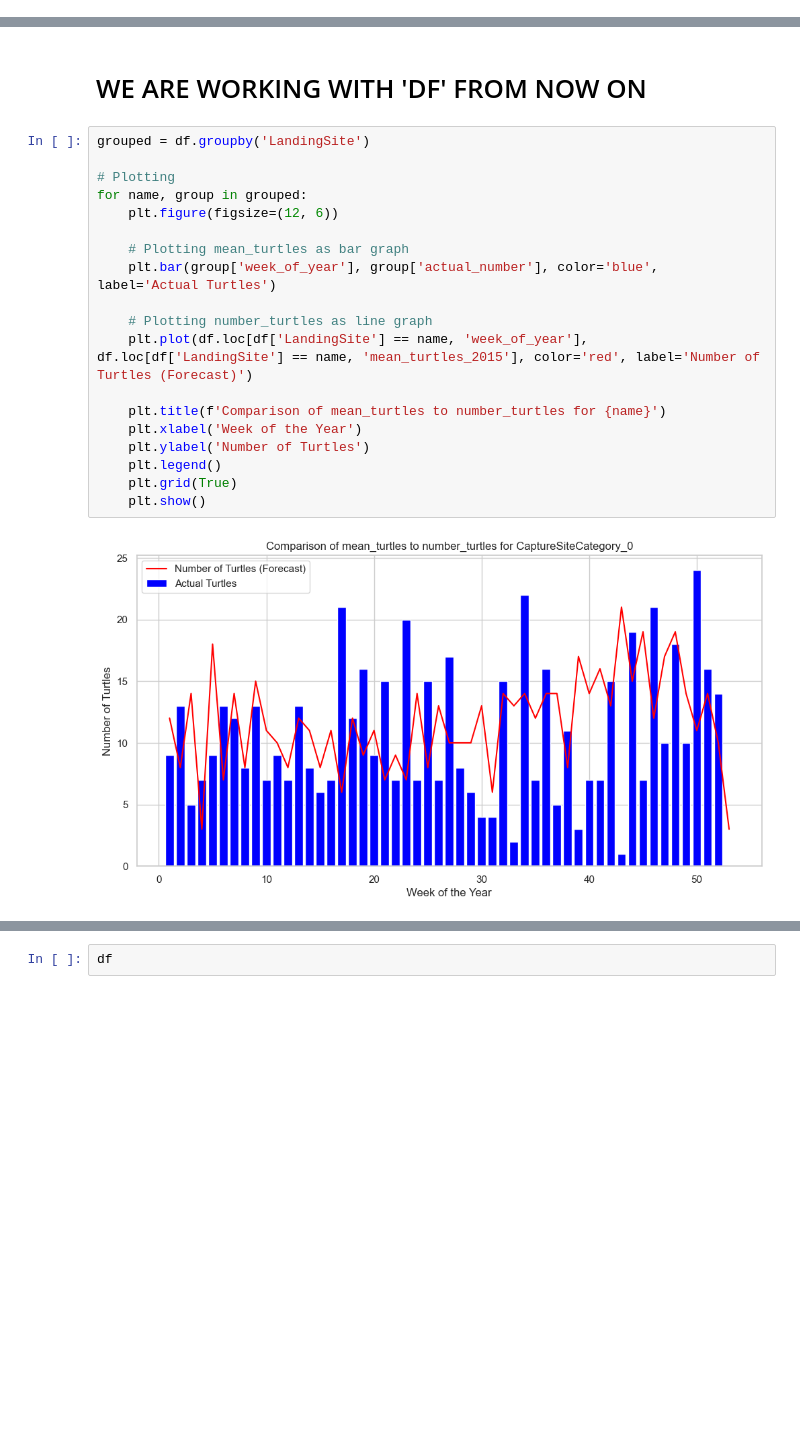
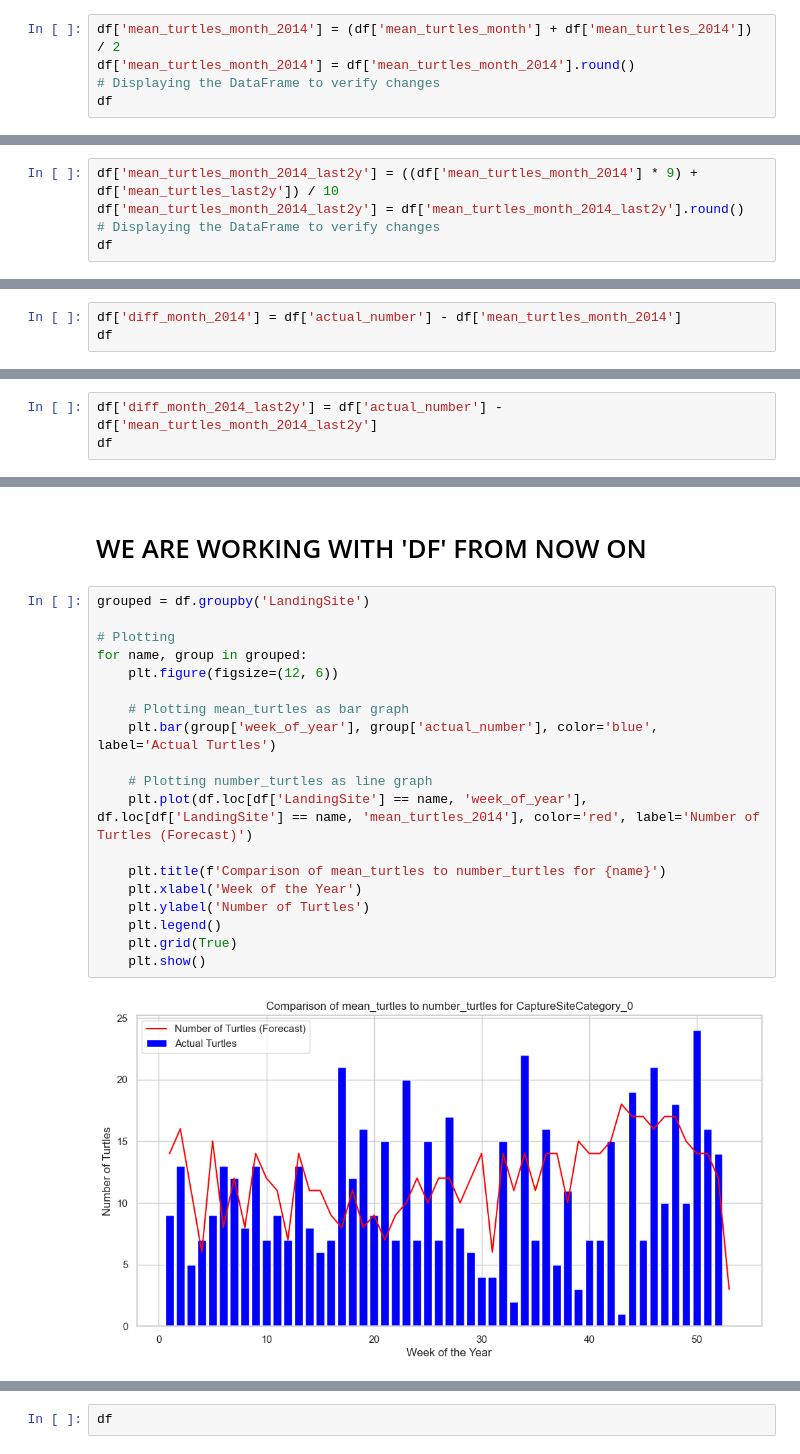
Before and after one commit to tinamangum/turtles, a Jupyter notebook: turtle_eda_di.ipynb, the cells around one changed output, grey strips where cells are left out. Saved outputs shown, nothing was run; the diff lists cells and outputs as text; blank space fills up the shorter version.

```diff
--- a/turtle_eda_di.ipynb
+++ b/turtle_eda_di.ipynb
@@ -1475,0 +1774,5 @@ df
+# %%
+df['mean_turtles_month_2014'] = (df['mean_turtles_month'] + df['mean_turtles_2014']) / 2
+df['mean_turtles_month_2014'] = df['mean_turtles_month_2014'].round()
+# Displaying the DataFrame to verify changes
+df
@@ -1475,0 +1793,5 @@ df
+# %%
+df['mean_turtles_month_2014_last2y'] = ((df['mean_turtles_month_2014'] * 9) + df['mean_turtles_last2y']) / 10
+df['mean_turtles_month_2014_last2y'] = df['mean_turtles_month_2014_last2y'].round()
+# Displaying the DataFrame to verify changes
+df
@@ -1475,0 +1812,3 @@ df
+# %%
+df['diff_month_2014'] = df['actual_number'] - df['mean_turtles_month_2014']
+df
@@ -1475,0 +1829,3 @@ df
+# %%
+df['diff_month_2014_last2y'] = df['actual_number'] - df['mean_turtles_month_2014_last2y']
+df
@@ -1478,21 +1848,21 @@ df
 # %%
 grouped = df.groupby('LandingSite')
 
 # Plotting
 for name, group in grouped:
     plt.figure(figsize=(12, 6))
 
     # Plotting mean_turtles as bar graph
     plt.bar(group['week_of_year'], group['actual_number'], color='blue', label='Actual Turtles')
 
     # Plotting number_turtles as line graph
-    plt.plot(df.loc[df['LandingSite'] == name, 'week_of_year'], df.loc[df['LandingSite'] == name, 'mean_turtles_2015'], color='red', label='Number of Turtles (Forecast)')
+    plt.plot(df.loc[df['LandingSite'] == name, 'week_of_year'], df.loc[df['LandingSite'] == name, 'mean_turtles_2014'], color='red', label='Number of Turtles (Forecast)')
 
     plt.title(f'Comparison of mean_turtles to number_turtles for {name}')
     plt.xlabel('Week of the Year')
     plt.ylabel('Number of Turtles')
     plt.legend()
     plt.grid(True)
     plt.show()
 # %% [output]
-[figure, old version]
+[figure, new version]
```
Also changed, not shown: parts of 40 cells of this notebook, 1 other file.
